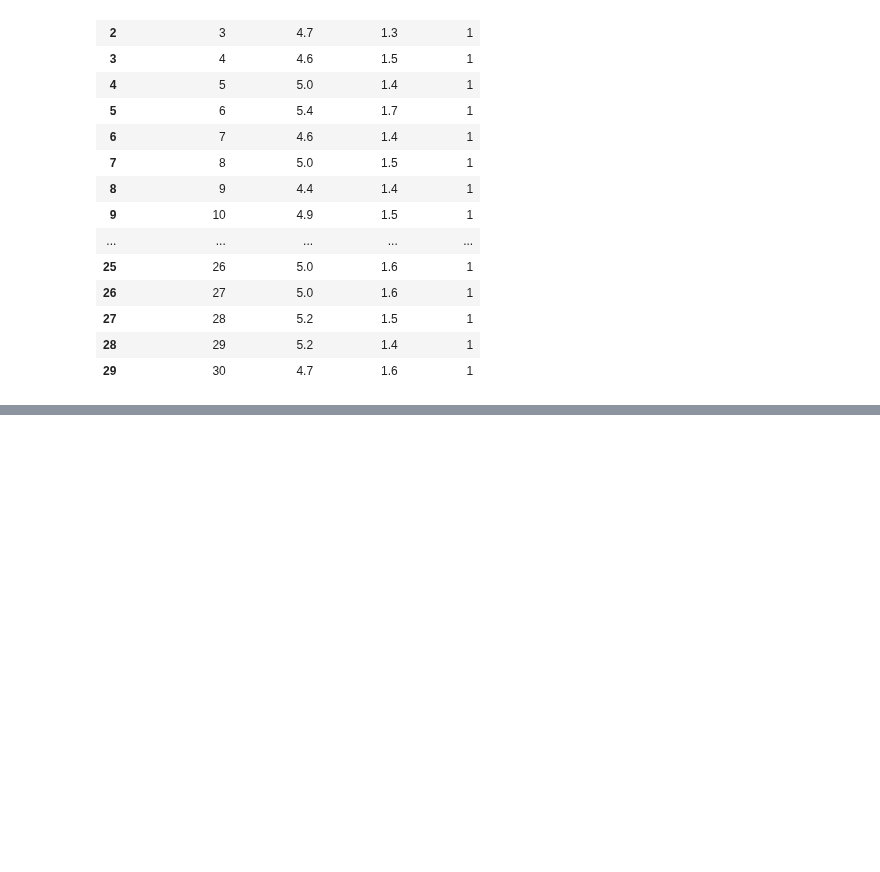
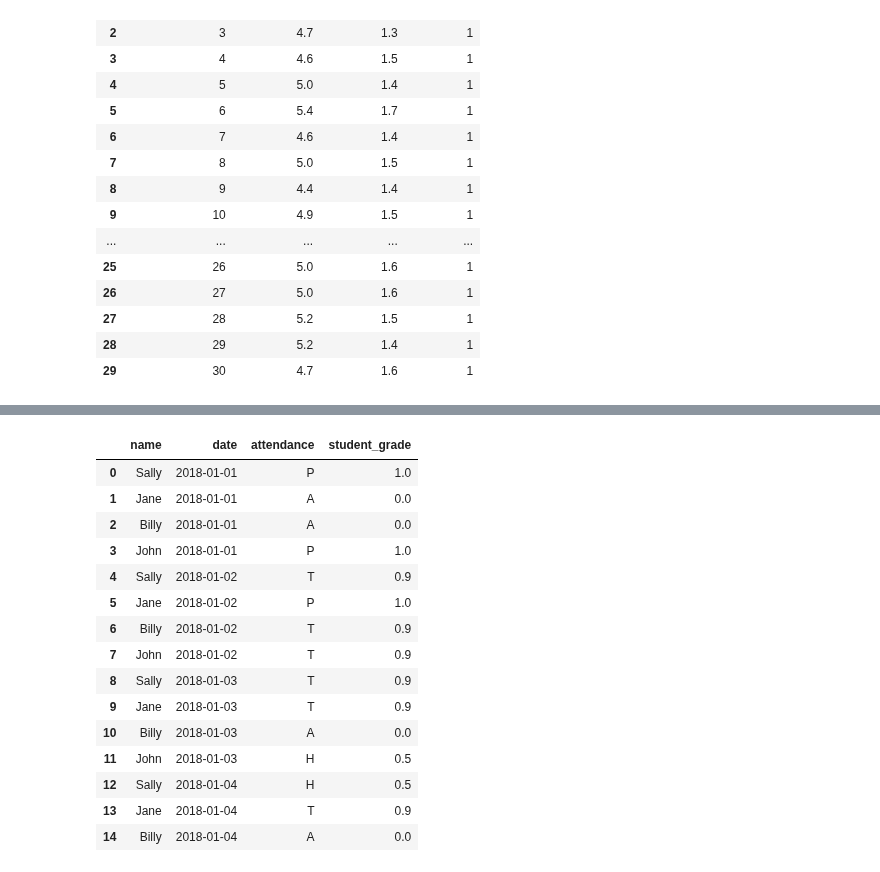
Before and after one commit to stephenkipkurui/regression-exercises, a Jupyter notebook: classification_exercises.ipynb, the cells around one changed output, grey strips where cells are left out. Cells and saved outputs as stored; diff of their text form; code cells hidden in the pictures; blank space fills up the shorter version.

Commit message:
Classification Exercices: Data Acquisition (Acquire, Prepare)

```diff
--- a/classification_exercises.ipynb
+++ b/classification_exercises.ipynb
@@ -906,0 +925,3 @@ telco_clean
+# %%
+df = acquire.get_tidy_date_attendance()
+df
@@ -906,0 +934,6 @@ telco_clean
+# %%
+# Rename the Unnamed column to name
+
+df = df.rename(columns = {'Unnamed: 0': 'name'})
+
+df.head()
@@ -906,0 +946,24 @@ telco_clean
+# %%
+scores = {'P':1, 'T': 0.9, 'H':0.5, 'A': 0}
+# %%
+df = df.melt(id_vars = 'name', var_name = 'date', value_name = 'attendance')
+df['student_grade'] = round(df.attendance.map(scores), 1)
+
+df.head(15)
+# %% [output]
+|  | name | date | attendance | student_grade |
+| 0 | Sally | 2018-01-01 | P | 1.0 |
+| 1 | Jane | 2018-01-01 | A | 0.0 |
+| 2 | Billy | 2018-01-01 | A | 0.0 |
+| 3 | John | 2018-01-01 | P | 1.0 |
+| 4 | Sally | 2018-01-02 | T | 0.9 |
+| 5 | Jane | 2018-01-02 | P | 1.0 |
+| 6 | Billy | 2018-01-02 | T | 0.9 |
+| 7 | John | 2018-01-02 | T | 0.9 |
+| 8 | Sally | 2018-01-03 | T | 0.9 |
+| 9 | Jane | 2018-01-03 | T | 0.9 |
+| 10 | Billy | 2018-01-03 | A | 0.0 |
+| 11 | John | 2018-01-03 | H | 0.5 |
+| 12 | Sally | 2018-01-04 | H | 0.5 |
+| 13 | Jane | 2018-01-04 | T | 0.9 |
+| 14 | Billy | 2018-01-04 | A | 0.0 |
```
Also changed, not shown: parts of 93 cells of this notebook.
